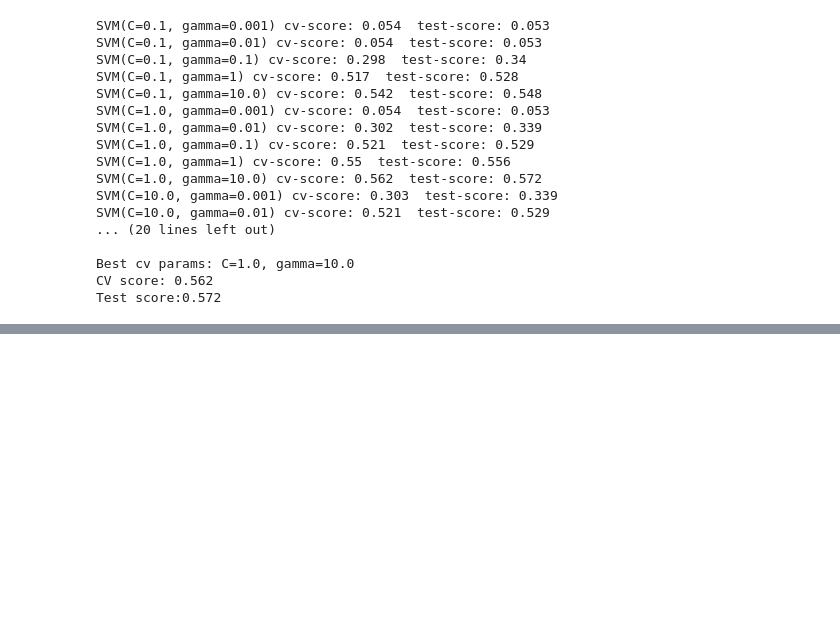
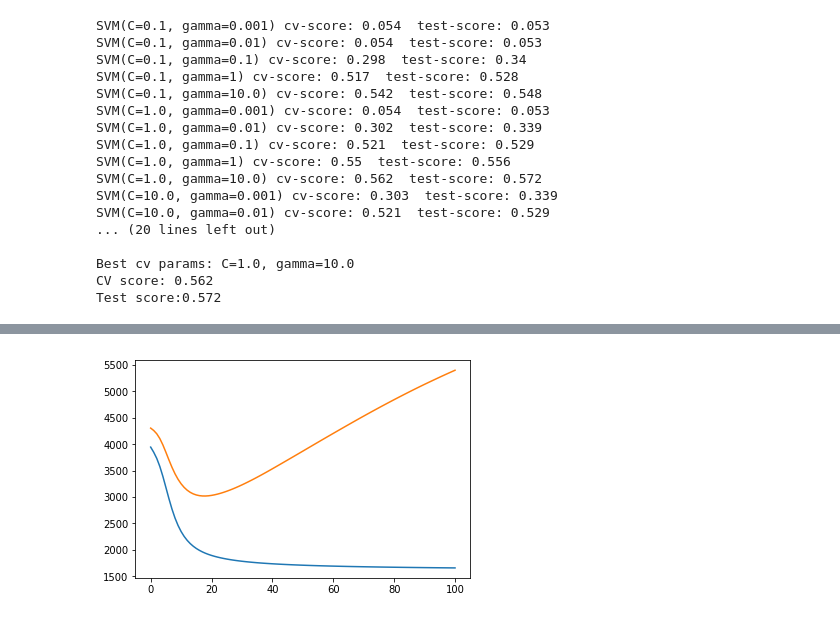
Before and after one commit to ilirhin/Diploma, a Jupyter notebook: Sources/CustomFunctionFastOptimization.ipynb, the cells around one changed output, grey strips where cells are left out. Saved outputs shown, nothing was run; the diff lists cells and outputs as text; code cells hidden in the pictures; blank space fills up the shorter version.

```diff
--- a/Sources/CustomFunctionFastOptimization.ipynb
+++ b/Sources/CustomFunctionFastOptimization.ipynb
@@ -1478,0 +1518,32 @@ Test score:0.572
+# %%
+D, W = big_origin_n_dw_matrix.shape
+T = 30
+
+np.random.seed(42)
+
+phi_matrix = np.random.uniform(size=(T, W)).astype(np.float64)
+phi_matrix /= np.sum(phi_matrix, axis=1)[:, np.newaxis]
+
+theta_matrix = np.random.uniform(size=(D, T)).astype(np.float64)
+theta_matrix /= np.sum(theta_matrix, axis=1)[:, np.newaxis]
+
+regularization_list = np.zeros(200, dtype=object)
+regularization_list[:] = create_reg_lda(0.1, 0.1)
+
+calc_log_likelihood = create_calculate_likelihood_like_function(
+    loss_function=LogFunction(),
+    n_dw_matrix=big_origin_n_dw_matrix
+)
+
+total_words_number = big_origin_n_dw_matrix.sum()
+def callback(it, phi, theta):
+    print it,  np.exp(- calc_log_likelihood(phi, theta) / total_words_number)
+
+phi, theta = em_optimization(
+    n_dw_matrix=big_origin_n_dw_matrix,
+    phi_matrix=phi_matrix,
+    theta_matrix=theta_matrix,
+    regularization_list=regularization_list,
+    iters_count=200,
+    loss_function=LogFunction(),
+)
@@ -1478,0 +1586,9 @@ Test score:0.572
+# %%
+dataset = fetch_20newsgroups(
+    subset='all',
+    categories=['sci.electronics', 'sci.med', 'sci.space', 'sci.crypt', 'rec.sport.baseball', 'rec.sport.hockey'],
+    remove=('headers', 'footers', 'quotes')
+)
+# %%
+%%time
+train_n_dw_matrix, test_n_dw_matrix, ttt_token_2_num, ttt_num_2_token, ttt_doc_targets, ttt_doc_occurences, ttt_doc_cooccurences = prepare_dataset(dataset, calc_cooccurences=True, train_test_split=0.8)
@@ -1478,0 +1695,6 @@ Test score:0.572
+# %%
+plt.plot(range(101), np.mean(base_train_perplexities, axis=0))
+plt.plot(range(101), np.mean(base_test_perplexities, axis=0))
+plt.show()
+# %% [output]
+[figure, added]
```
Also changed, not shown: parts of 22 cells of this notebook.
